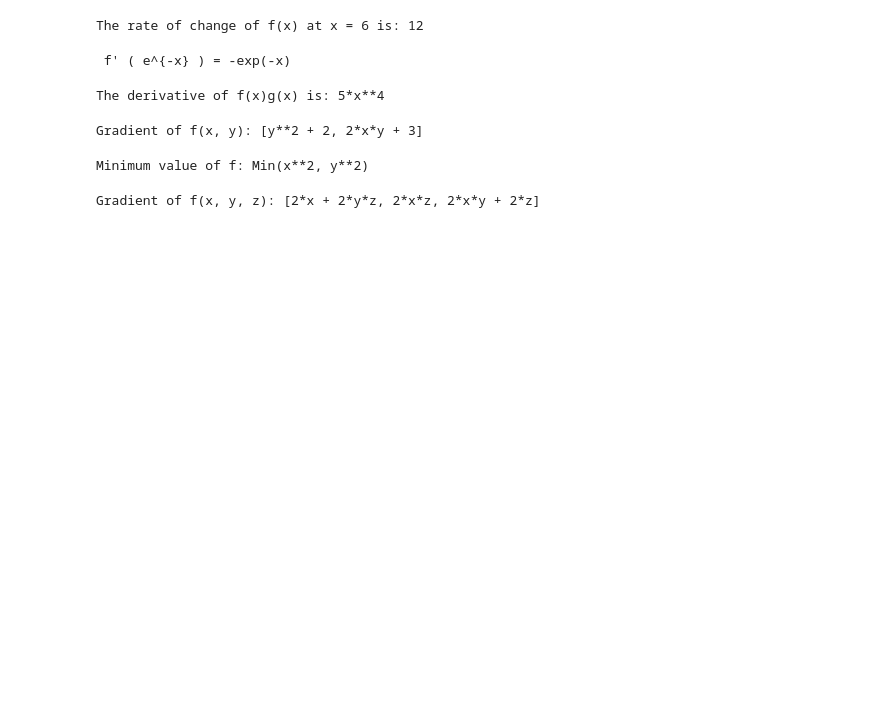
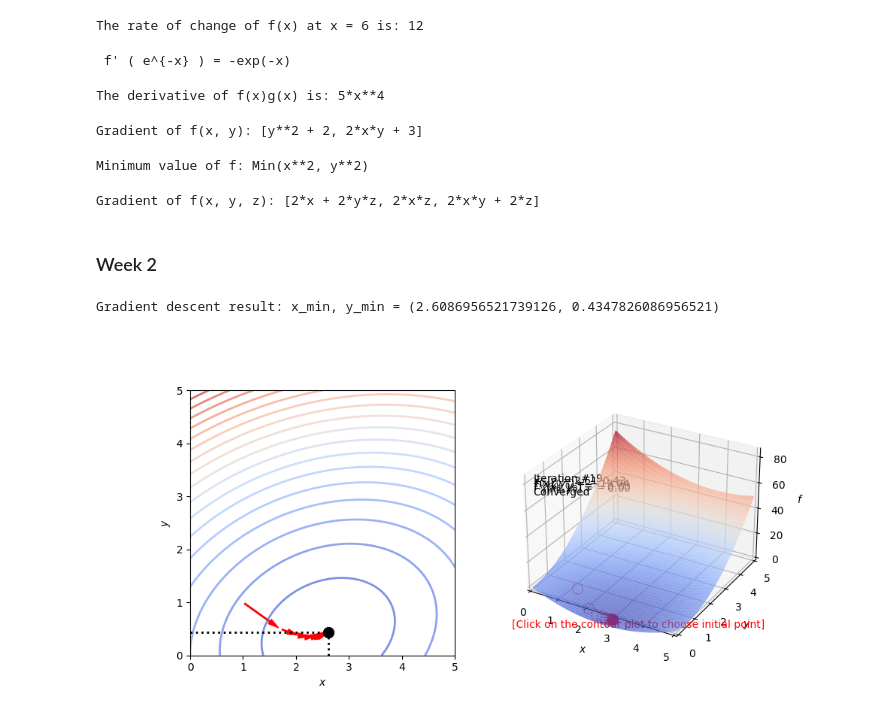
Before and after one commit to Zen-Rofiqy/Bangkit-2024, a Jupyter notebook: 04 Math for ML and Data Science Specialization/02 Calculus for ML and Data Science/Quizzes.ipynb, the cells around one changed output. Saved outputs shown, nothing was run; the diff lists cells and outputs as text; code cells hidden in the pictures; blank space fills up the shorter version.

```diff
--- a/04 Math for ML and Data Science Specialization/02 Calculus for ML and Data Science/Quizzes.ipynb
+++ b/04 Math for ML and Data Science Specialization/02 Calculus for ML and Data Science/Quizzes.ipynb
@@ -109,3 +122,34 @@ gradient = [diff(f, x), diff(f, y), diff(f, z)]
 print("Gradient of f(x, y, z):", gradient)
 # %% [output]
 Gradient of f(x, y, z): [2*x + 2*y*z, 2*x*z, 2*x*y + 2*z]
+# %% [markdown]
+### Week 2
+# %%
+def f(x, y):
+    return 2*x**2 + 3*y**2 - x*y - 10*x
+
+def dfdx(x, y):
+    return 4*x - y - 10
+
+def dfdy(x, y):
+    return 6*y - x
+
+def gradient_descent(dfdx, dfdy, x, y, learning_rate = 0.1, num_iterations = 100):
+    for iteration in range(num_iterations):
+        x, y = x - learning_rate * dfdx(x, y), y - learning_rate * dfdy(x, y)
+    return x, y
+
+num_iterations = 100; learning_rate = 0.1; x_initial = 1.0; y_initial = 1.0
+print("Gradient descent result: x_min, y_min =",
+      gradient_descent(dfdx, dfdy, x_initial, y_initial, learning_rate, num_iterations))
+# %% [output]
+Gradient descent result: x_min, y_min = (2.6086956521739126, 0.4347826086956521)
+# %%
+gd_example_3 = gradient_descent_two_variables([0, 5], [0, 5], [0, 85],
+                                              f, dfdx, dfdy,
+                                              gradient_descent, num_iterations, learning_rate,
+                                              x_initial, y_initial,
+                                              [0.1, 0.1, 81.5], 2, [4, 1, 171],
+                                              cmap='coolwarm', view={'azim':-60,'elev':28})
+# %% [output]
+[figure, added]
```
Also changed, not shown: parts of 2 cells of this notebook, 1 other file.
